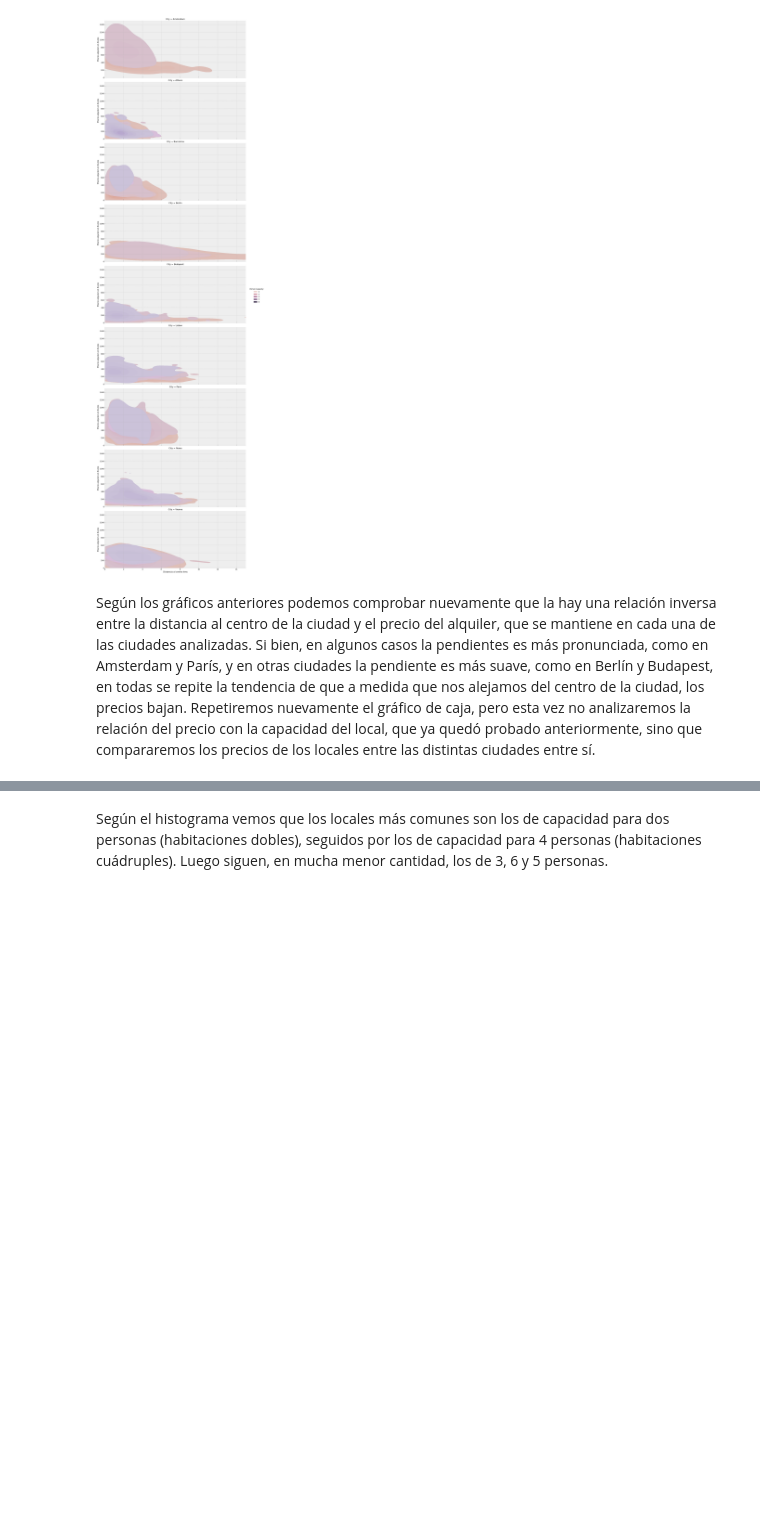
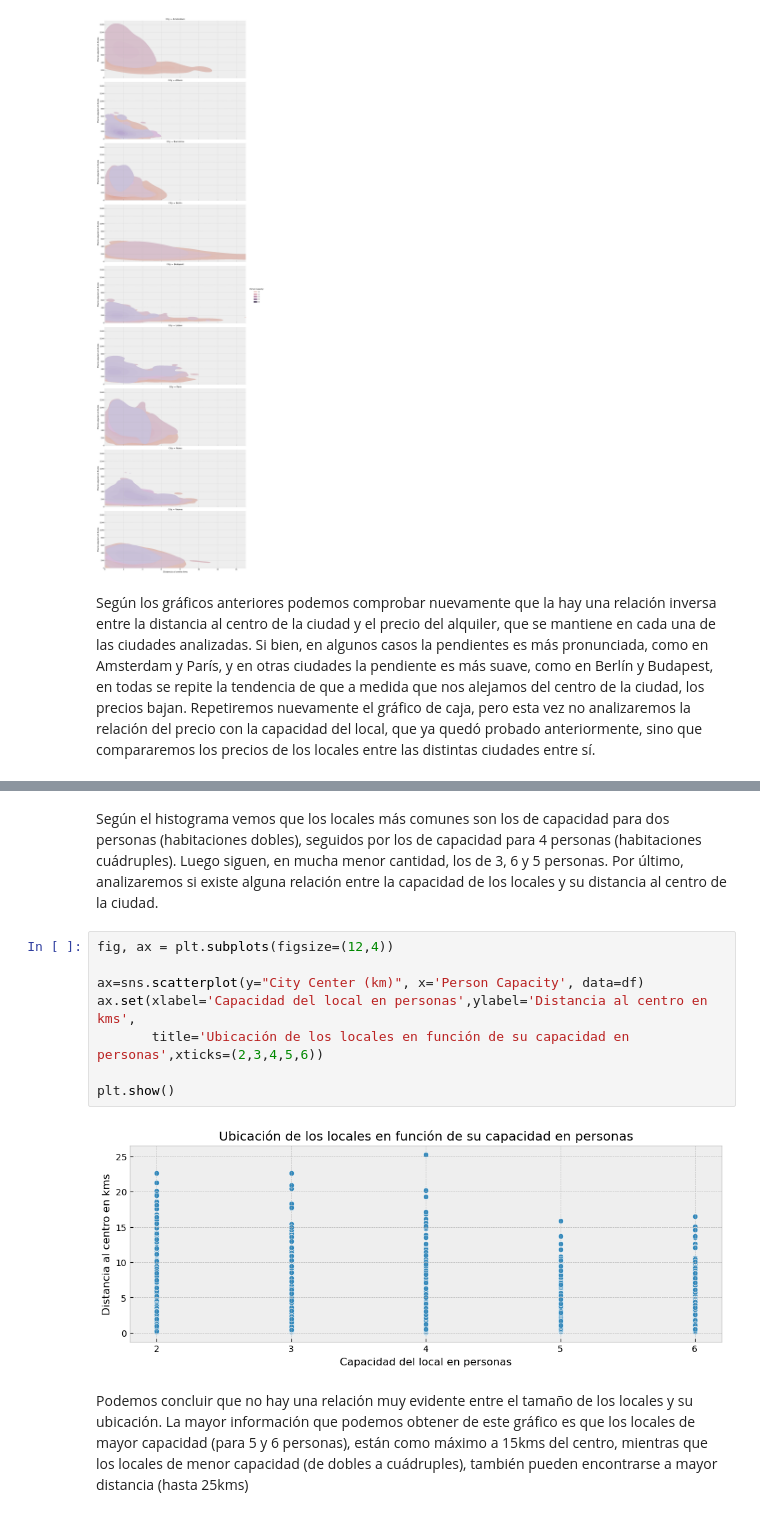
Before and after one commit to tekluis/CoderHouse, a Jupyter notebook: VISUALIZACION-TEK.ipynb, the cells around one changed output, grey strips where cells are left out. Cells and saved outputs as stored; diff of their text form; blank space fills up the shorter version.

```diff
--- a/VISUALIZACION-TEK.ipynb
+++ b/VISUALIZACION-TEK.ipynb
@@ -158,3 +157,15 @@ plt.show()
 # %% [markdown]
-Según el histograma vemos que los locales más comunes son los de capacidad para dos personas (habitaciones dobles), seguidos por los de capacidad para 4 personas (habitaciones cuádruples).
-Luego siguen, en mucha menor cantidad, los de 3, 6 y 5 personas.
+Según el histograma vemos que los locales más comunes son los de capacidad para dos personas (habitaciones dobles), seguidos por los de capacidad para 4 personas (habitaciones cuádruples). Luego siguen, en mucha menor cantidad, los de 3, 6 y 5 personas.
+Por último, analizaremos si existe alguna relación entre la capacidad de los locales y su distancia al centro de la ciudad.
+# %%
+fig, ax = plt.subplots(figsize=(12,4))
+
+ax=sns.scatterplot(y="City Center (km)", x='Person Capacity', data=df)
+ax.set(xlabel='Capacidad del local en personas',ylabel='Distancia al centro en kms',
+       title='Ubicación de los locales en función de su capacidad en personas',xticks=(2,3,4,5,6))
+
+plt.show()
+# %% [output]
+[figure, added]
+# %% [markdown]
+Podemos concluir que no hay una relación muy evidente entre el tamaño de los locales y su ubicación. La mayor información que podemos obtener de este gráfico es que los locales de mayor capacidad (para 5 y 6 personas), están como máximo a 15kms del centro, mientras que los locales de menor capacidad (de dobles a cuádruples), también pueden encontrarse a mayor distancia (hasta 25kms)
```
Also changed, not shown: parts of 5 cells of this notebook.
